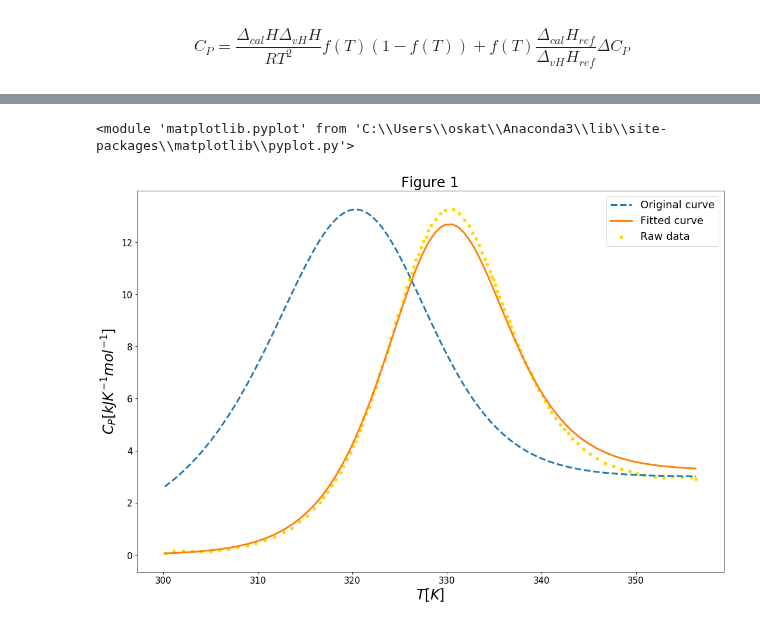
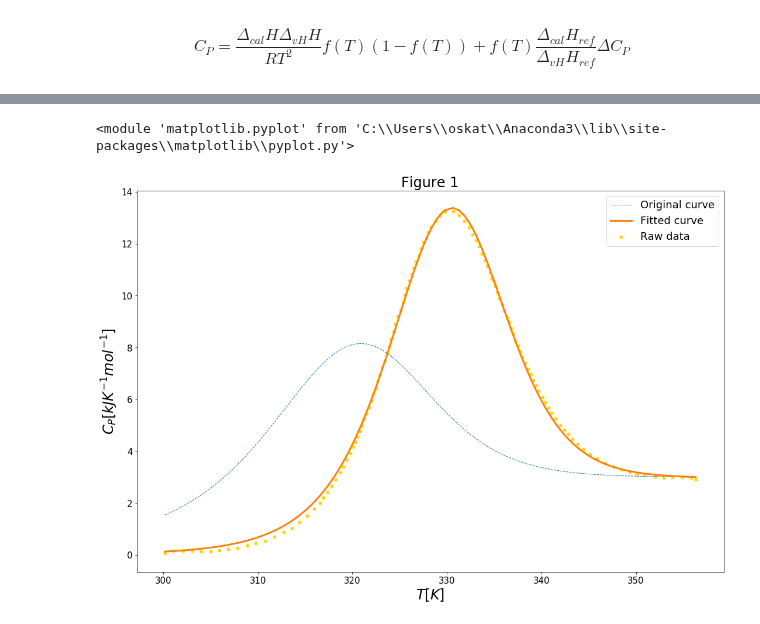
Before and after one commit to KiraSensei13/MNT_ITESM_courses, a Jupyter notebook: 2.2.ThermodynamicsOfMaterials/classActivity02/classActivity02.ipynb, the cells around one changed output, grey strips where cells are left out. Cells and saved outputs as stored; diff of their text form; code cells hidden in the pictures.

```diff
--- a/2.2.ThermodynamicsOfMaterials/classActivity02/classActivity02.ipynb
+++ b/2.2.ThermodynamicsOfMaterials/classActivity02/classActivity02.ipynb
@@ -88,9 +88,6 @@ $$ C_P = \frac{\Delta_{cal} H \Delta_{vH} H}{R T^2} f(T) (1 - f(T)) + f(T) \frac
 #eq
 def C_(T, Delta_cal_ref, Delta_v_ref, T_ref, Delta_Cp):
     # x = [Delta_cal, Delta_v, T_ref, Delta_Cp]
-
-    _Delta_cal = 200
-    _Delta_v = 200
 
     _T = T;
     _Delta_cal_ref = Delta_cal_ref
@@ -98,7 +95,7 @@ def C_(T, Delta_cal_ref, Delta_v_ref, T_ref, Delta_Cp):
     _Delta_Cp = Delta_Cp;
     _R = 8.314/1000;
 
-    return (((_Delta_cal * _Delta_v)/(_R * _T**2)) * f_(T, Delta_cal_ref, Delta_v_ref, T_ref, Delta_Cp) * (1 - f_(T, Delta_cal_ref, Delta_v_ref, T_ref, Delta_Cp))) + (f_(T, Delta_cal_ref, Delta_v_ref, T_ref, Delta_Cp)*(_Delta_cal_ref/_Delta_v_ref) * _Delta_Cp);
+    return (((_Delta_cal_ref * _Delta_v_ref)/(_R * _T**2)) * f_(T, Delta_cal_ref, Delta_v_ref, T_ref, Delta_Cp) * (1 - f_(T, Delta_cal_ref, Delta_v_ref, T_ref, Delta_Cp))) + (f_(T, Delta_cal_ref, Delta_v_ref, T_ref, Delta_Cp)*(_Delta_cal_ref/_Delta_v_ref) * _Delta_Cp);
 # %%
 # Data to plot fit curve
 # x = [Delta_cal, Delta_v, T_ref, Delta_Cp]
@@ -126,20 +125,20 @@ Fitting parameters: <br>
 # %%
 # PLOT
 scale = 6;
 plt.subplots(figsize=(3*scale, 2*scale));
 
 # Plot
-plt.plot(T, C_fit, '--', linewidth=3, label='Original curve')
+plt.plot(T, C_fit, '--', linewidth=1, label='Original curve')
 plt.plot(T, C_fit_2, '-', linewidth=3, label='Fitted curve')
 plt.scatter(T, C, s=25, color='gold', label='Raw data');
 
 # Display plots
 plt.yscale('linear');
 plt.xlabel(r'$T [K]$', fontsize=24);
 plt.ylabel(r'$C_P [kJ K^{-1} mol^{-1}]$', fontsize=24);
 plt.title('Figure 1', size=24);
 plt.legend(prop={'size': 18});
 display(plt);
 # %% [output]
 <module 'matplotlib.pyplot' from 'C:\\Users\\oskat\\Anaconda3\\lib\\site-packages\\matplotlib\\pyplot.py'>
-[figure, old version]
+[figure, new version]
```
Also changed, not shown: parts of 3 cells of this notebook.
